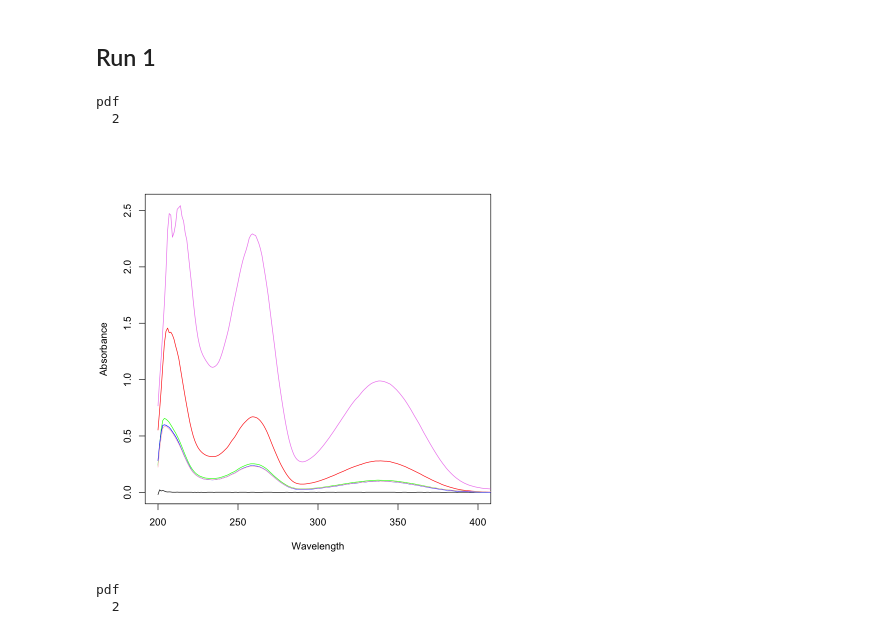
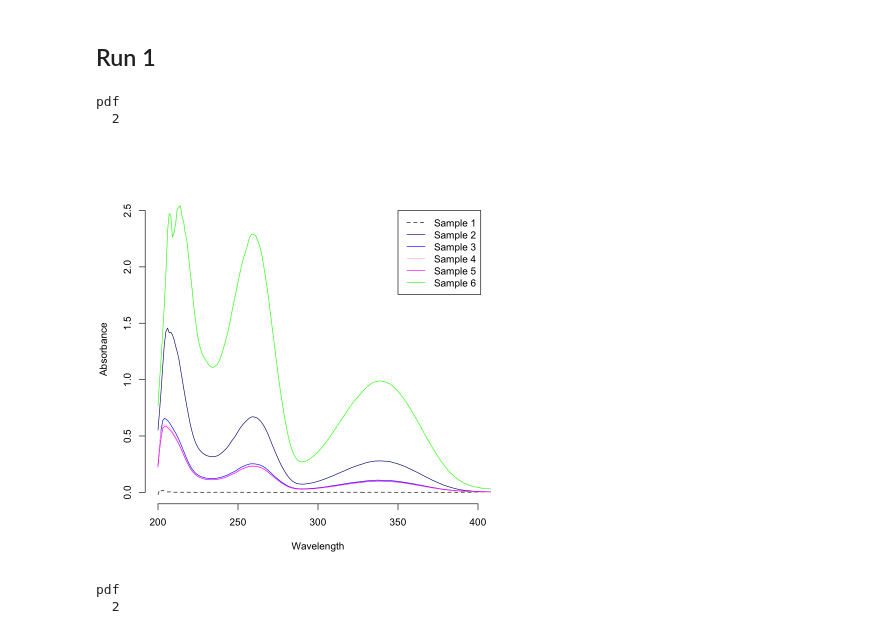
Before and after one commit to zrthxn/molbiolab, a Jupyter notebook: absorption.ipynb, the cells around one changed output. Saved outputs shown, nothing was run; the diff lists cells and outputs as text; code cells hidden in the pictures.

```diff
--- a/absorption.ipynb
+++ b/absorption.ipynb
@@ -10,19 +10,29 @@ sample_4 = read.csv("data/Absorbance run1/Sample 4.csv")
 sample_5 = read.csv("data/Absorbance run1/Sample 5.csv")
 sample_6 = read.csv("data/Absorbance run1/Sample 6.csv")
 # %%
+theme = c("black", "navy", "blue", "pink", "magenta", "green")
 MAX = max(c(sample_1$Absorbance, sample_2$Absorbance, sample_3$Absorbance, sample_4$Absorbance, sample_5$Absorbance, sample_6$Absorbance))
 
-plot(Absorbance ~ Wavelength, data=sample_1, type="l", xlim=c(200, 400), ylim=c(0, MAX))
-lines(Absorbance ~ Wavelength, data=sample_2, col="red")
-lines(Absorbance ~ Wavelength, data=sample_3, col="green")
-lines(Absorbance ~ Wavelength, data=sample_4, col="blue")
-lines(Absorbance ~ Wavelength, data=sample_5, col="pink")
-lines(Absorbance ~ Wavelength, data=sample_6, col="violet")
+plot(Absorbance ~ Wavelength, data=sample_1, type="l", lty=2, xlim=c(200, 400), ylim=c(0, MAX), col=theme[1], frame=FALSE)
+lines(Absorbance ~ Wavelength, data=sample_2, col=theme[2])
+lines(Absorbance ~ Wavelength, data=sample_3, col=theme[3])
+lines(Absorbance ~ Wavelength, data=sample_4, col=theme[4])
+lines(Absorbance ~ Wavelength, data=sample_5, col=theme[5])
+lines(Absorbance ~ Wavelength, data=sample_6, col=theme[6])
+legend(350, 2.5, lty=c(2,1,1,1,1,1), cex=1, col=theme, #bty="n",
+       legend=c(
+           "Sample 1",
+           "Sample 2",
+           "Sample 3",
+           "Sample 4",
+           "Sample 5",
+           "Sample 6"
+        ))
 dev.print(png, 'resources/absorption_r1_spectrum.png', width=500, height=500)
 # %% [output]
 pdf
   2
-[figure, old version]
+[figure, new version]
 # %%
 abs_340nm_run1 = c(
     sample_1$Absorbance[sample_1$Wavelength == 340],
```
Also changed, not shown: parts of 1 cell of this notebook, 13 other files.
